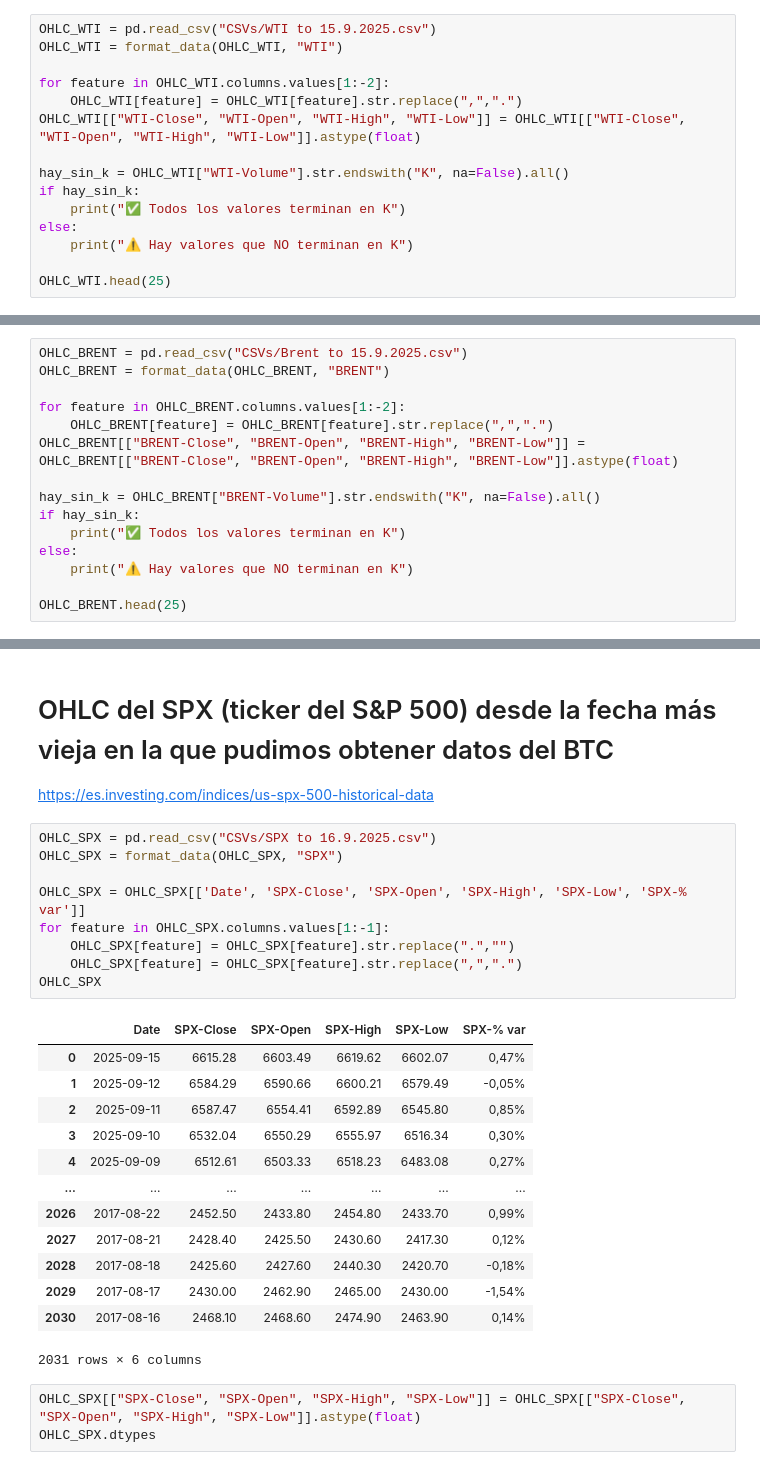
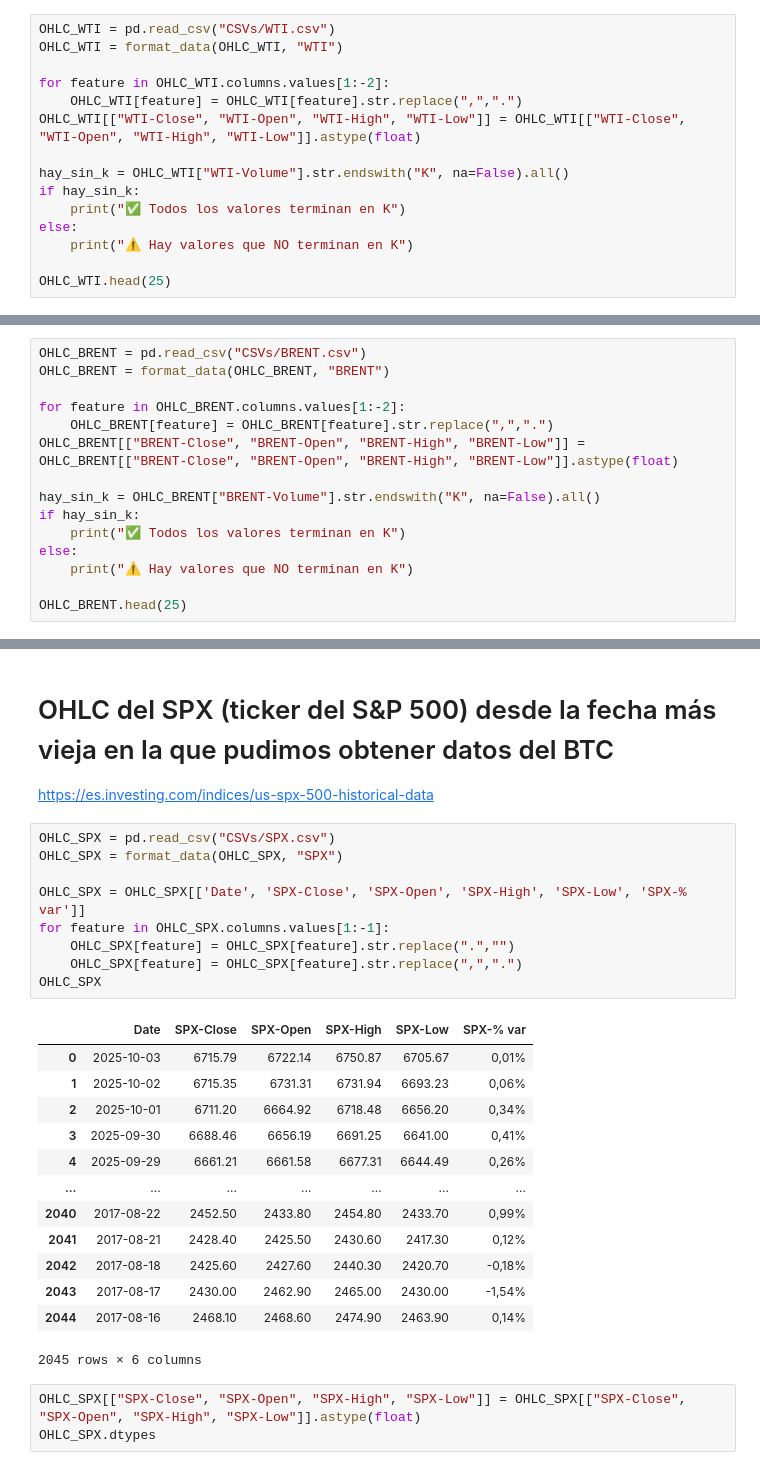
Before and after one commit to mijaelsegura03/ML_Bitcoin, a Jupyter notebook: EDA/OHLCs/EDA-1.ipynb, the cells around one changed output, grey strips where cells are left out. Saved outputs shown, nothing was run; the diff lists cells and outputs as text.

```diff
--- a/EDA/OHLCs/EDA-1.ipynb
+++ b/EDA/OHLCs/EDA-1.ipynb
@@ -72,7 +73,7 @@ OHLC_data
 # OHLC del petróleo (WTI) desde la fecha más vieja en la que pudimos obtener datos del BTC
 https://es.investing.com/commodities/crude-oil-historical-data
 # %%
-OHLC_WTI = pd.read_csv("CSVs/WTI to 15.9.2025.csv")
+OHLC_WTI = pd.read_csv("CSVs/WTI.csv")
 OHLC_WTI = format_data(OHLC_WTI, "WTI")
 
 for feature in OHLC_WTI.columns.values[1:-2]:
@@ -187,7 +188,7 @@ OHLC_WTI.head(25)
 # OHLC del petróleo (Brent) desde la fecha más vieja en la que pudimos obtener datos del BTC
 https://es.investing.com/commodities/brent-oil-historical-data
 # %%
-OHLC_BRENT = pd.read_csv("CSVs/Brent to 15.9.2025.csv")
+OHLC_BRENT = pd.read_csv("CSVs/BRENT.csv")
 OHLC_BRENT = format_data(OHLC_BRENT, "BRENT")
 
 for feature in OHLC_BRENT.columns.values[1:-2]:
@@ -267,28 +268,28 @@ OHLC_BRENT.head(25)
 # OHLC del SPX (ticker del S&P 500) desde la fecha más vieja en la que pudimos obtener datos del BTC
 https://es.investing.com/indices/us-spx-500-historical-data
 # %%
-OHLC_SPX = pd.read_csv("CSVs/SPX to 16.9.2025.csv")
+OHLC_SPX = pd.read_csv("CSVs/SPX.csv")
 OHLC_SPX = format_data(OHLC_SPX, "SPX")
 
 OHLC_SPX = OHLC_SPX[['Date', 'SPX-Close', 'SPX-Open', 'SPX-High', 'SPX-Low', 'SPX-% var']]
 for feature in OHLC_SPX.columns.values[1:-1]:
     OHLC_SPX[feature] = OHLC_SPX[feature].str.replace(".","")
     OHLC_SPX[feature] = OHLC_SPX[feature].str.replace(",",".")
 OHLC_SPX
 # %% [output]
 |  | Date | SPX-Close | SPX-Open | SPX-High | SPX-Low | SPX-% var |
-| 0 | 2025-09-15 | 6615.28 | 6603.49 | 6619.62 | 6602.07 | 0,47% |
-| 1 | 2025-09-12 | 6584.29 | 6590.66 | 6600.21 | 6579.49 | -0,05% |
-| 2 | 2025-09-11 | 6587.47 | 6554.41 | 6592.89 | 6545.80 | 0,85% |
-| 3 | 2025-09-10 | 6532.04 | 6550.29 | 6555.97 | 6516.34 | 0,30% |
-| 4 | 2025-09-09 | 6512.61 | 6503.33 | 6518.23 | 6483.08 | 0,27% |
+| 0 | 2025-10-03 | 6715.79 | 6722.14 | 6750.87 | 6705.67 | 0,01% |
+| 1 | 2025-10-02 | 6715.35 | 6731.31 | 6731.94 | 6693.23 | 0,06% |
+| 2 | 2025-10-01 | 6711.20 | 6664.92 | 6718.48 | 6656.20 | 0,34% |
+| 3 | 2025-09-30 | 6688.46 | 6656.19 | 6691.25 | 6641.00 | 0,41% |
+| 4 | 2025-09-29 | 6661.21 | 6661.58 | 6677.31 | 6644.49 | 0,26% |
 | ... | ... | ... | ... | ... | ... | ... |
-| 2026 | 2017-08-22 | 2452.50 | 2433.80 | 2454.80 | 2433.70 | 0,99% |
-| 2027 | 2017-08-21 | 2428.40 | 2425.50 | 2430.60 | 2417.30 | 0,12% |
-| 2028 | 2017-08-18 | 2425.60 | 2427.60 | 2440.30 | 2420.70 | -0,18% |
-| 2029 | 2017-08-17 | 2430.00 | 2462.90 | 2465.00 | 2430.00 | -1,54% |
-| 2030 | 2017-08-16 | 2468.10 | 2468.60 | 2474.90 | 2463.90 | 0,14% |
+| 2040 | 2017-08-22 | 2452.50 | 2433.80 | 2454.80 | 2433.70 | 0,99% |
+| 2041 | 2017-08-21 | 2428.40 | 2425.50 | 2430.60 | 2417.30 | 0,12% |
+| 2042 | 2017-08-18 | 2425.60 | 2427.60 | 2440.30 | 2420.70 | -0,18% |
+| 2043 | 2017-08-17 | 2430.00 | 2462.90 | 2465.00 | 2430.00 | -1,54% |
+| 2044 | 2017-08-16 | 2468.10 | 2468.60 | 2474.90 | 2463.90 | 0,14% |
-2031 rows × 6 columns
+2045 rows × 6 columns
 # %%
 OHLC_SPX[["SPX-Close", "SPX-Open", "SPX-High", "SPX-Low"]] = OHLC_SPX[["SPX-Close", "SPX-Open", "SPX-High", "SPX-Low"]].astype(float)
 OHLC_SPX.dtypes
```
Also changed, not shown: parts of 27 cells of this notebook, 6 other files.
